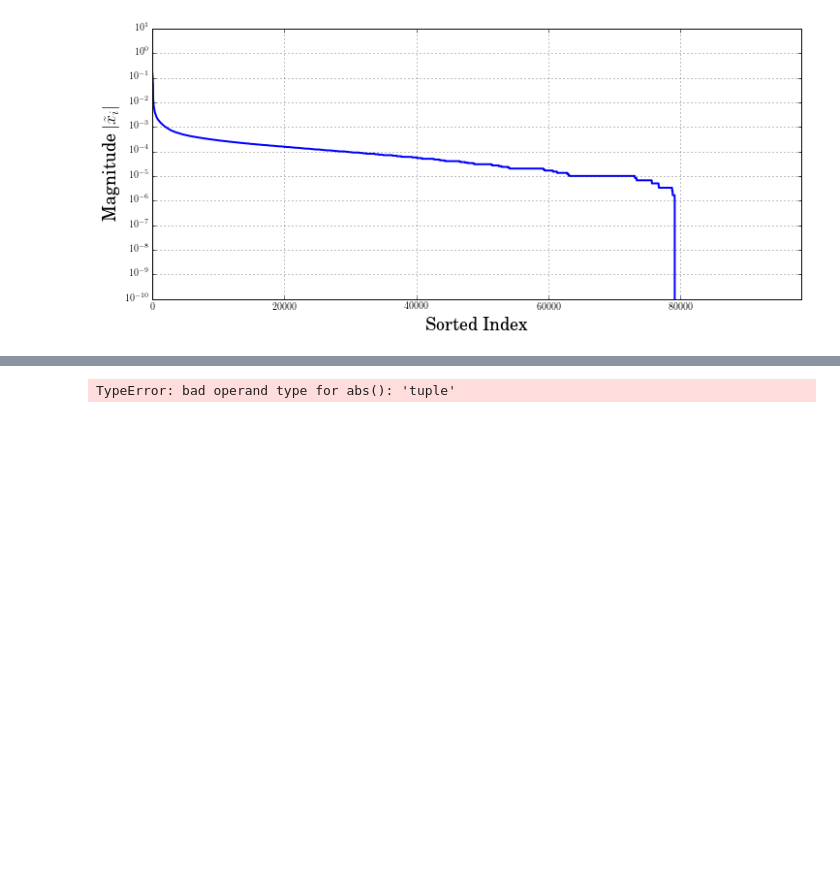
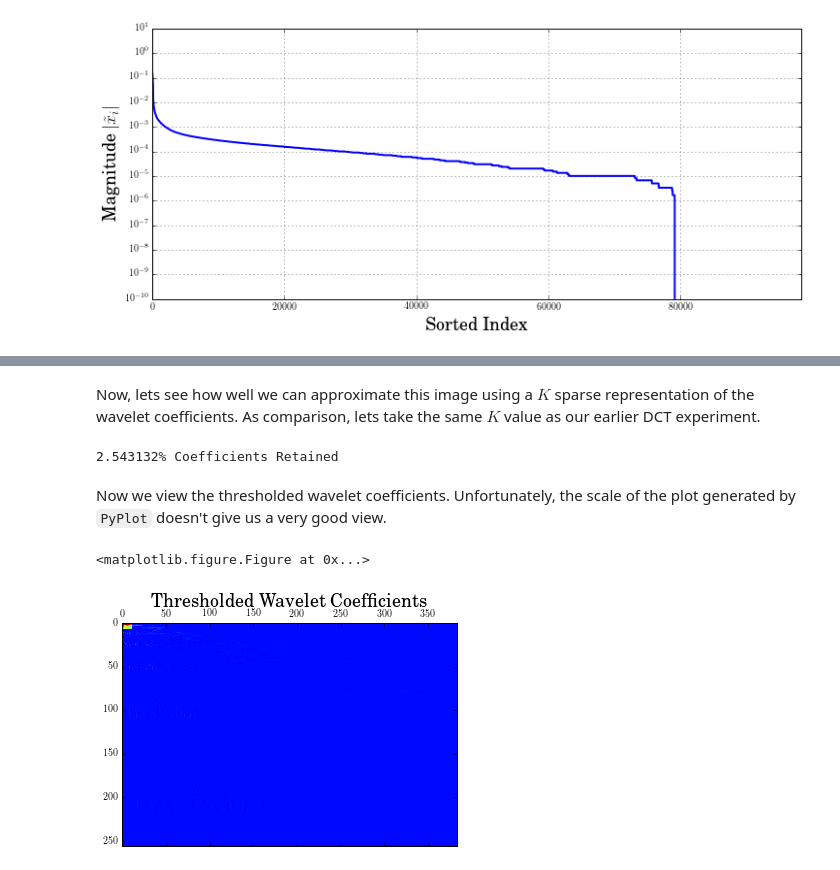
Before and after one commit to eric-tramel/PyIntroCS, a Jupyter notebook: 1_Sparsity.ipynb, the cells around one changed output, grey strips where cells are left out. Drawn from its saved outputs; the diff is of its cells as text; code cells hidden in the pictures; blank space fills up the shorter version.

```diff
--- a/1_Sparsity.ipynb
+++ b/1_Sparsity.ipynb
@@ -516,4 +554,0 @@ np.shape(Q[0])
-# %%
-A = pw.threshold(W,2)
-# %% [output]
-TypeError: bad operand type for abs(): 'tuple'
@@ -521,0 +555,16 @@ TypeError: bad operand type for abs(): 'tuple'
+# %% [markdown]
+Now, lets see how well we can approximate this image using a $K$ sparse representation of the wavelet coefficients. As comparison, lets take the same $K$ value as our earlier DCT experiment.
+# %%
+K = 50*50     # Match the same number of coeffs as DCT
+WK = WaveletTopKApproximation(W,K)
+print "%f%% Coefficients Retained" % (100.0*(float(K))/np.size(X))
+# %% [output]
+2.543132% Coefficients Retained
+# %% [markdown]
+Now we view the thresholded wavelet coefficients. Unfortunately, the scale of the plot generated by `PyPlot` doesn't give us a very good view.
+# %%
+ShowWaveletCoeffs(WK,SuppressBaseband=False,Magnitude=False,cmapname='jet');
+plt.title("Thresholded Wavelet Coefficients",fontsize=18);
+# %% [output]
+<matplotlib.figure.Figure at 0x...>
+[figure, added]
```
Also changed, not shown: parts of 38 cells of this notebook, 6 other files.
